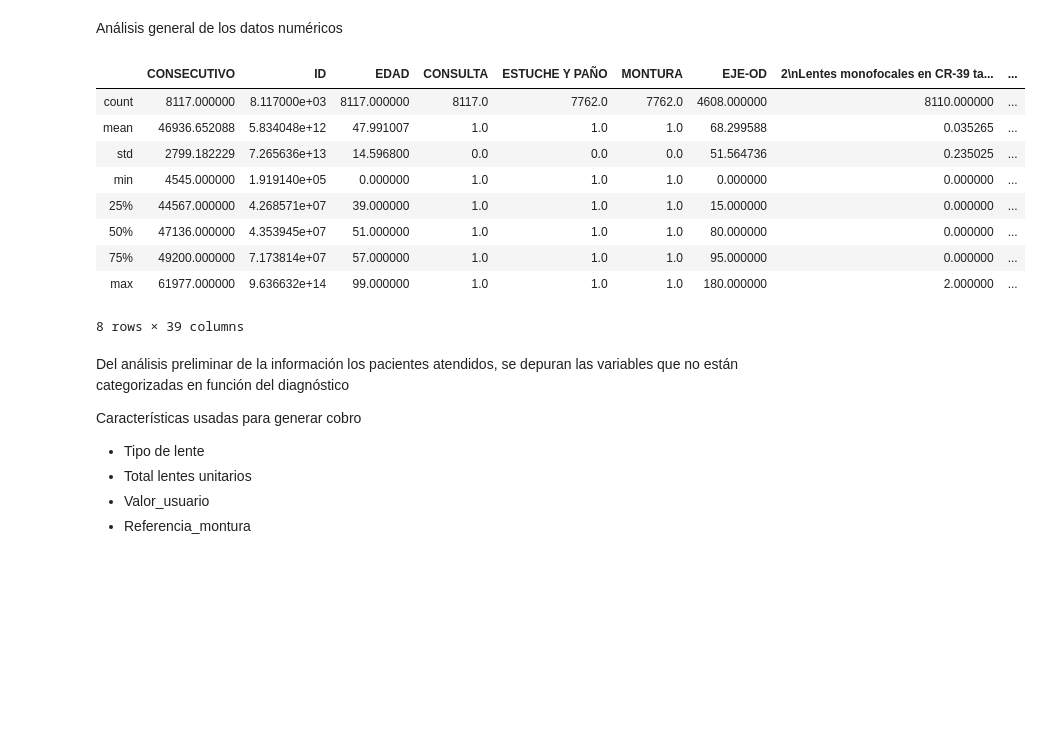
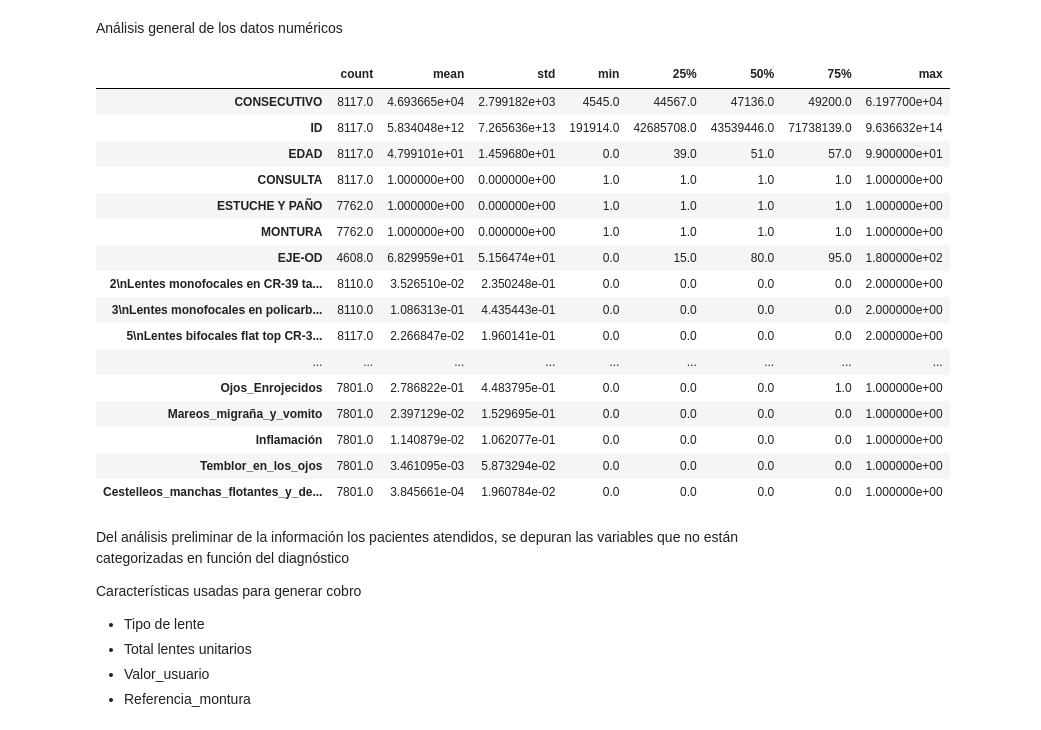
Before and after one commit to ollumope/CRP_TrabajoFinalOptometriaMed, a Jupyter notebook: Optometria.ipynb, the cells around one changed output. Cells and saved outputs as stored; diff of their text form; code cells hidden in the pictures; blank space fills up the shorter version.

Commit message:
optometria_integrado

```diff
--- a/Optometria.ipynb
+++ b/Optometria.ipynb
@@ -56,18 +56,25 @@ optometria_raw.shape
 # %% [markdown]
 Análisis general de los datos numéricos
 # %%
-optometria_raw.describe()
+optometria_raw.describe().transpose()
 # %% [output]
-|  | CONSECUTIVO | ID | EDAD | CONSULTA | ESTUCHE Y PAÑO | MONTURA | EJE-OD | 2\nLentes monofocales en CR-39 ta... | ... |
-| count | 8117.000000 | 8.117000e+03 | 8117.000000 | 8117.0 | 7762.0 | 7762.0 | 4608.000000 | 8110.000000 | ... |
-| mean | 46936.652088 | 5.834048e+12 | 47.991007 | 1.0 | 1.0 | 1.0 | 68.299588 | 0.035265 | ... |
-| std | 2799.182229 | 7.265636e+13 | 14.596800 | 0.0 | 0.0 | 0.0 | 51.564736 | 0.235025 | ... |
-| min | 4545.000000 | 1.919140e+05 | 0.000000 | 1.0 | 1.0 | 1.0 | 0.000000 | 0.000000 | ... |
-| 25% | 44567.000000 | 4.268571e+07 | 39.000000 | 1.0 | 1.0 | 1.0 | 15.000000 | 0.000000 | ... |
-| 50% | 47136.000000 | 4.353945e+07 | 51.000000 | 1.0 | 1.0 | 1.0 | 80.000000 | 0.000000 | ... |
-| 75% | 49200.000000 | 7.173814e+07 | 57.000000 | 1.0 | 1.0 | 1.0 | 95.000000 | 0.000000 | ... |
-| max | 61977.000000 | 9.636632e+14 | 99.000000 | 1.0 | 1.0 | 1.0 | 180.000000 | 2.000000 | ... |
+|  | count | mean | std | min | 25% | 50% | 75% | max |
+| CONSECUTIVO | 8117.0 | 4.693665e+04 | 2.799182e+03 | 4545.0 | 44567.0 | 47136.0 | 49200.0 | 6.197700e+04 |
+| ID | 8117.0 | 5.834048e+12 | 7.265636e+13 | 191914.0 | 42685708.0 | 43539446.0 | 71738139.0 | 9.636632e+14 |
+| EDAD | 8117.0 | 4.799101e+01 | 1.459680e+01 | 0.0 | 39.0 | 51.0 | 57.0 | 9.900000e+01 |
+| CONSULTA | 8117.0 | 1.000000e+00 | 0.000000e+00 | 1.0 | 1.0 | 1.0 | 1.0 | 1.000000e+00 |
+| ESTUCHE Y PAÑO | 7762.0 | 1.000000e+00 | 0.000000e+00 | 1.0 | 1.0 | 1.0 | 1.0 | 1.000000e+00 |
+| MONTURA | 7762.0 | 1.000000e+00 | 0.000000e+00 | 1.0 | 1.0 | 1.0 | 1.0 | 1.000000e+00 |
+| EJE-OD | 4608.0 | 6.829959e+01 | 5.156474e+01 | 0.0 | 15.0 | 80.0 | 95.0 | 1.800000e+02 |
+| 2\nLentes monofocales en CR-39 ta... | 8110.0 | 3.526510e-02 | 2.350248e-01 | 0.0 | 0.0 | 0.0 | 0.0 | 2.000000e+00 |
+| 3\nLentes monofocales en policarb... | 8110.0 | 1.086313e-01 | 4.435443e-01 | 0.0 | 0.0 | 0.0 | 0.0 | 2.000000e+00 |
+| 5\nLentes bifocales flat top CR-3... | 8117.0 | 2.266847e-02 | 1.960141e-01 | 0.0 | 0.0 | 0.0 | 0.0 | 2.000000e+00 |
+| ... | ... | ... | ... | ... | ... | ... | ... | ... |
+| Ojos_Enrojecidos | 7801.0 | 2.786822e-01 | 4.483795e-01 | 0.0 | 0.0 | 0.0 | 1.0 | 1.000000e+00 |
+| Mareos_migraña_y_vomito | 7801.0 | 2.397129e-02 | 1.529695e-01 | 0.0 | 0.0 | 0.0 | 0.0 | 1.000000e+00 |
+| Inflamación | 7801.0 | 1.140879e-02 | 1.062077e-01 | 0.0 | 0.0 | 0.0 | 0.0 | 1.000000e+00 |
+| Temblor_en_los_ojos | 7801.0 | 3.461095e-03 | 5.873294e-02 | 0.0 | 0.0 | 0.0 | 0.0 | 1.000000e+00 |
+| Cestelleos_manchas_flotantes_y_de... | 7801.0 | 3.845661e-04 | 1.960784e-02 | 0.0 | 0.0 | 0.0 | 0.0 | 1.000000e+00 |
-8 rows × 39 columns
 # %% [markdown]
 Del análisis preliminar de la información los pacientes atendidos, se depuran las variables que no están categorizadas en función del diagnóstico
 
```
Also changed, not shown: parts of 38 cells of this notebook.
